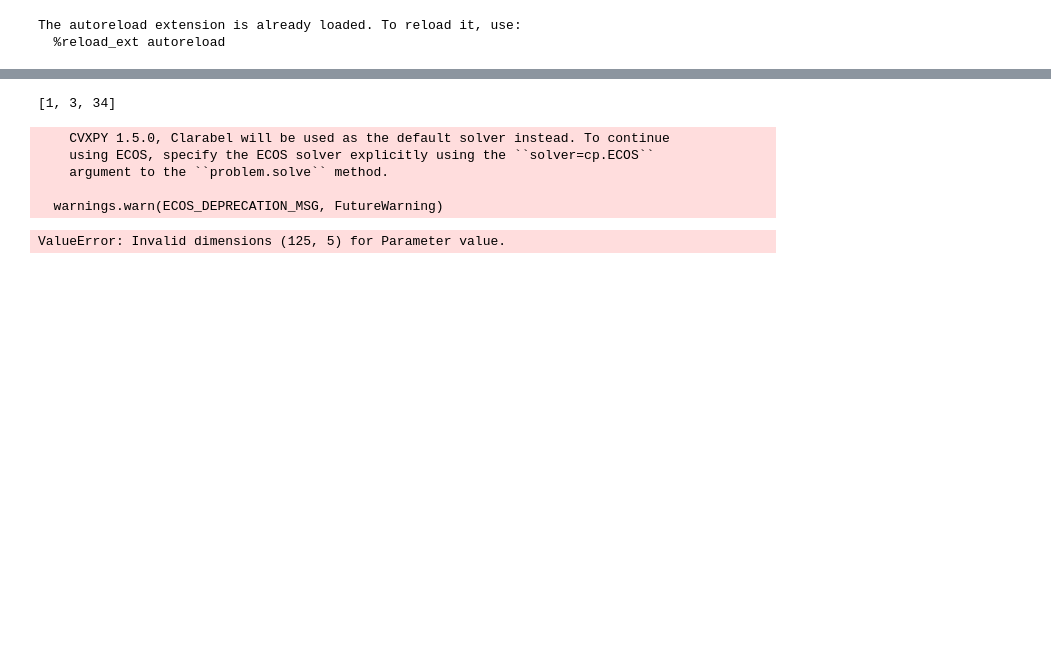
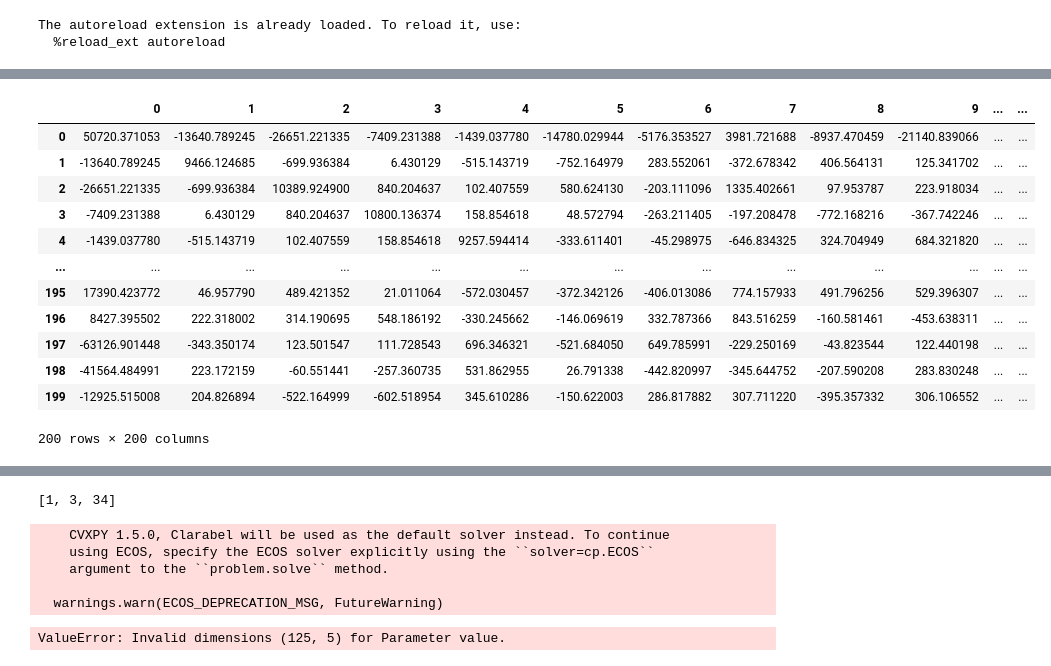
Before and after one commit to cvxgrp/cov_pred_finance, a Jupyter notebook: experiments/extensions/playground.ipynb, the cells around one changed output, grey strips where cells are left out. Cells and saved outputs as stored; diff of their text form; code cells hidden in the pictures; blank space fills up the shorter version.

```diff
--- a/experiments/extensions/playground.ipynb
+++ b/experiments/extensions/playground.ipynb
@@ -30,0 +47,13 @@ returns = pd.read_csv('../data/ff5_no_rf.csv', index_col=0, parse_dates=True)
+# %%
+np.random.seed(1)
+
+returns = pd.DataFrame(np.random.normal(size=(1000, 200))) * 100
+
+returns.iloc[:500, 0] = np.nan
+
+
+# covariances = iterated_ewma(returns, vola_halflife=125, cov_halflife=250,
+# min_periods_vola=63, min_periods_cov=200, mean=False)
+covariances = _ewma_cov(returns, 250, min_periods=0)
+
+covs = [res for res in covariances]
@@ -30,0 +351,16 @@ returns = pd.read_csv('../data/ff5_no_rf.csv', index_col=0, parse_dates=True)
+# %%
+covs[-1][1]
+# %% [output]
+|  | 0 | 1 | 2 | 3 | 4 | 5 | 6 | 7 | 8 | 9 | ... | ... |
+| 0 | 50720.371053 | -13640.789245 | -26651.221335 | -7409.231388 | -1439.037780 | -14780.029944 | -5176.353527 | 3981.721688 | -8937.470459 | -21140.839066 | ... | ... |
+| 1 | -13640.789245 | 9466.124685 | -699.936384 | 6.430129 | -515.143719 | -752.164979 | 283.552061 | -372.678342 | 406.564131 | 125.341702 | ... | ... |
+| 2 | -26651.221335 | -699.936384 | 10389.924900 | 840.204637 | 102.407559 | 580.624130 | -203.111096 | 1335.402661 | 97.953787 | 223.918034 | ... | ... |
+| 3 | -7409.231388 | 6.430129 | 840.204637 | 10800.136374 | 158.854618 | 48.572794 | -263.211405 | -197.208478 | -772.168216 | -367.742246 | ... | ... |
+| 4 | -1439.037780 | -515.143719 | 102.407559 | 158.854618 | 9257.594414 | -333.611401 | -45.298975 | -646.834325 | 324.704949 | 684.321820 | ... | ... |
+| ... | ... | ... | ... | ... | ... | ... | ... | ... | ... | ... | ... | ... |
+| 195 | 17390.423772 | 46.957790 | 489.421352 | 21.011064 | -572.030457 | -372.342126 | -406.013086 | 774.157933 | 491.796256 | 529.396307 | ... | ... |
+| 196 | 8427.395502 | 222.318002 | 314.190695 | 548.186192 | -330.245662 | -146.069619 | 332.787366 | 843.516259 | -160.581461 | -453.638311 | ... | ... |
+| 197 | -63126.901448 | -343.350174 | 123.501547 | 111.728543 | 696.346321 | -521.684050 | 649.785991 | -229.250169 | -43.823544 | 122.440198 | ... | ... |
+| 198 | -41564.484991 | 223.172159 | -60.551441 | -257.360735 | 531.862955 | 26.791338 | -442.820997 | -345.644752 | -207.590208 | 283.830248 | ... | ... |
+| 199 | -12925.515008 | 204.826894 | -522.164999 | -602.518954 | 345.610286 | -150.622003 | 286.817882 | 307.711220 | -395.357332 | 306.106552 | ... | ... |
+200 rows × 200 columns
```
Also changed, not shown: parts of 28 cells of this notebook, 3 other files.
